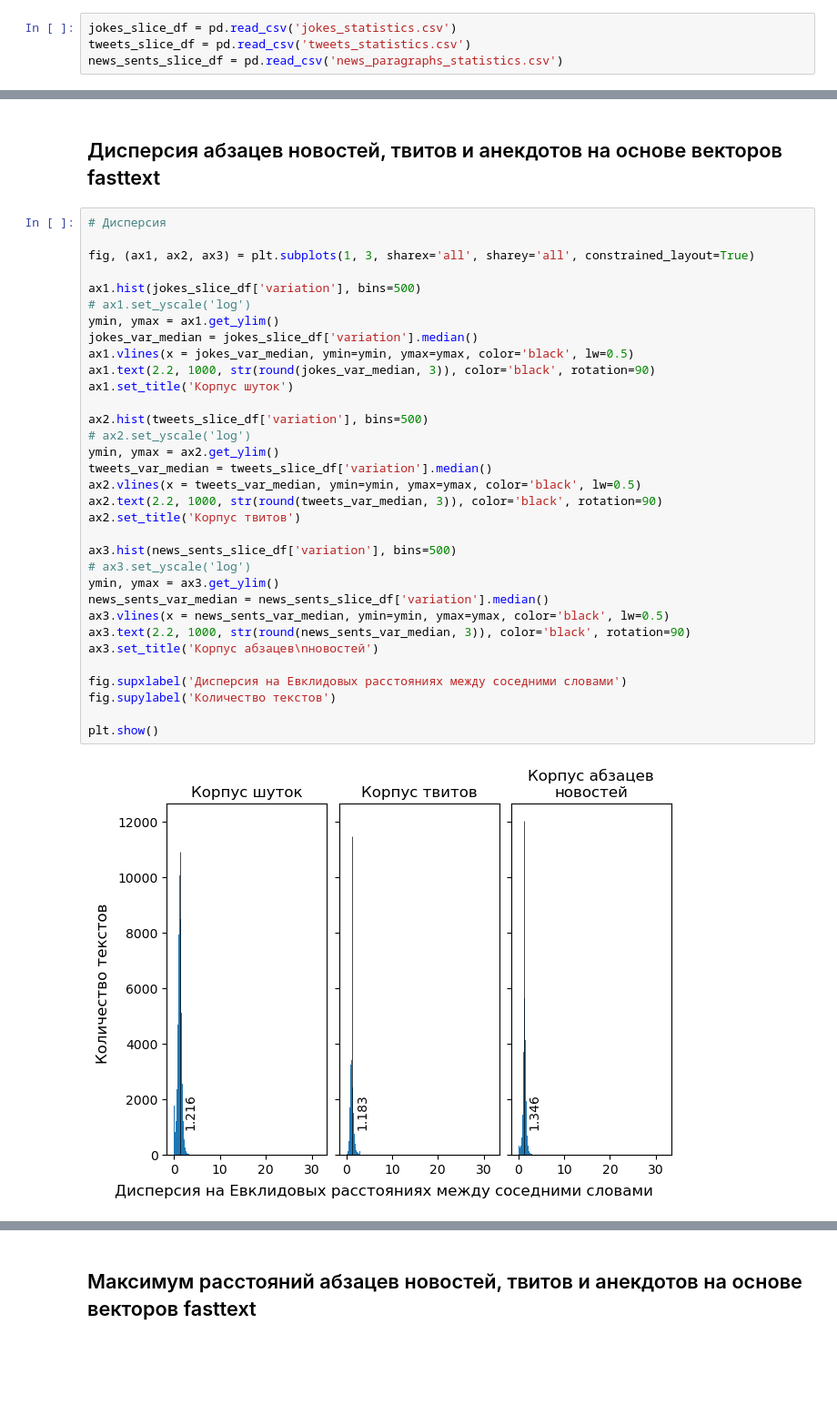
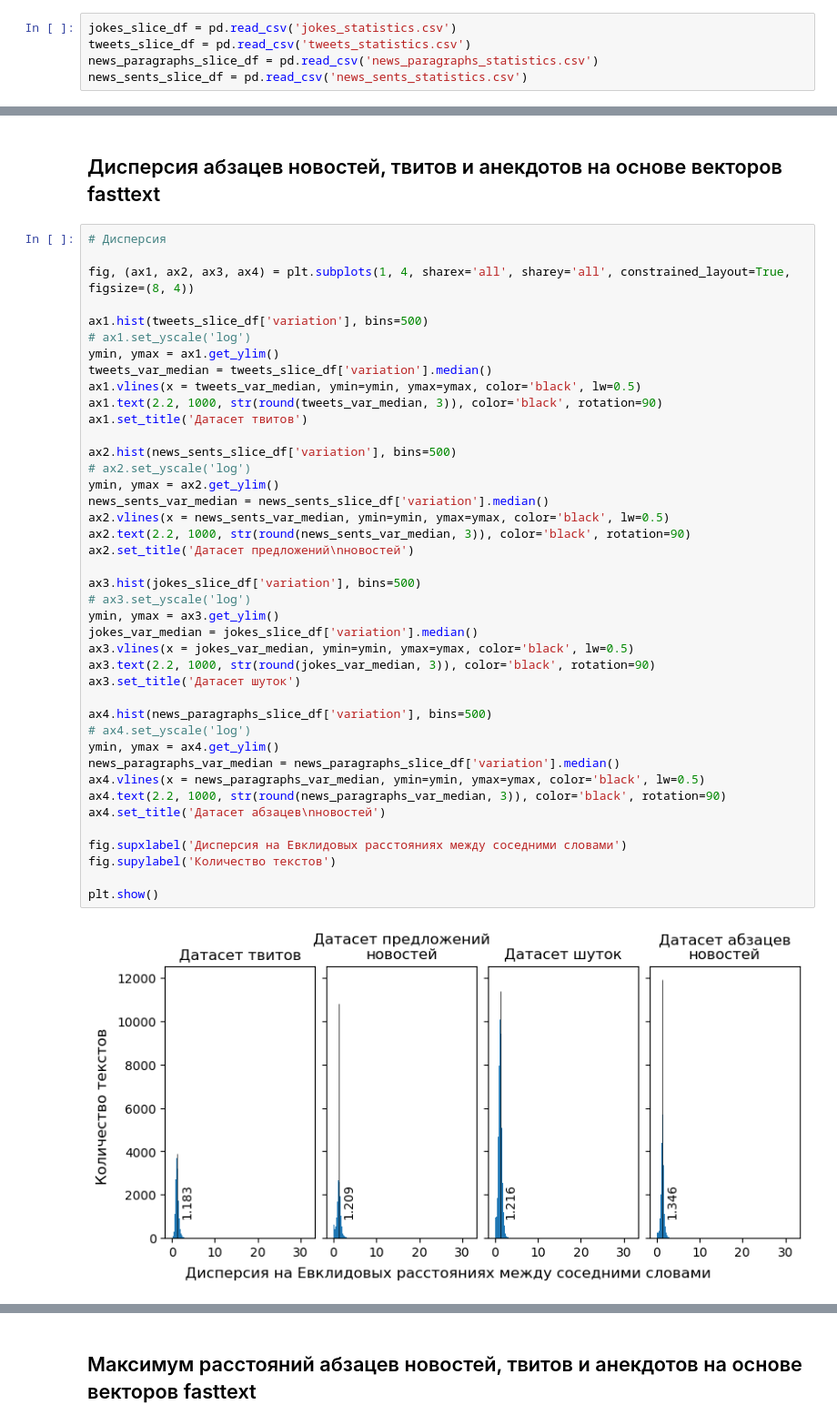
Before and after one commit to tadgeislamins/jokes_apart, a Jupyter notebook: jokes_apart.ipynb, the cells around one changed output, grey strips where cells are left out. Shown at 91% size. Cells and saved outputs as stored; diff of their text form; blank space fills up the shorter version.

```diff
--- a/jokes_apart.ipynb
+++ b/jokes_apart.ipynb
@@ -557,7 +596,8 @@ news_sents_slice_df.to_csv('news_paragraphs_statistics.csv', index=False, encodi
 # %%
 jokes_slice_df = pd.read_csv('jokes_statistics.csv')
 tweets_slice_df = pd.read_csv('tweets_statistics.csv')
-news_sents_slice_df = pd.read_csv('news_paragraphs_statistics.csv')
+news_paragraphs_slice_df = pd.read_csv('news_paragraphs_statistics.csv')
+news_sents_slice_df = pd.read_csv('news_sents_statistics.csv')
 # %%
 def bootstrap(data, stat_function, iter_count=10000):
     bootstrap_stats = []
@@ -571,38 +611,46 @@ def bootstrap(data, stat_function, iter_count=10000):
 # %%
 # Дисперсия
 
-fig, (ax1, ax2, ax3) = plt.subplots(1, 3, sharex='all', sharey='all', constrained_layout=True)
+fig, (ax1, ax2, ax3, ax4) = plt.subplots(1, 4, sharex='all', sharey='all', constrained_layout=True, figsize=(8, 4))
 
-ax1.hist(jokes_slice_df['variation'], bins=500)
+ax1.hist(tweets_slice_df['variation'], bins=500)
 # ax1.set_yscale('log')
 ymin, ymax = ax1.get_ylim()
-jokes_var_median = jokes_slice_df['variation'].median()
-ax1.vlines(x = jokes_var_median, ymin=ymin, ymax=ymax, color='black', lw=0.5)
-ax1.text(2.2, 1000, str(round(jokes_var_median, 3)), color='black', rotation=90)
-ax1.set_title('Корпус шуток')
+tweets_var_median = tweets_slice_df['variation'].median()
+ax1.vlines(x = tweets_var_median, ymin=ymin, ymax=ymax, color='black', lw=0.5)
+ax1.text(2.2, 1000, str(round(tweets_var_median, 3)), color='black', rotation=90)
+ax1.set_title('Датасет твитов')
 
-ax2.hist(tweets_slice_df['variation'], bins=500)
+ax2.hist(news_sents_slice_df['variation'], bins=500)
 # ax2.set_yscale('log')
 ymin, ymax = ax2.get_ylim()
-tweets_var_median = tweets_slice_df['variation'].median()
-ax2.vlines(x = tweets_var_median, ymin=ymin, ymax=ymax, color='black', lw=0.5)
-ax2.text(2.2, 1000, str(round(tweets_var_median, 3)), color='black', rotation=90)
-ax2.set_title('Корпус твитов')
+news_sents_var_median = news_sents_slice_df['variation'].median()
+ax2.vlines(x = news_sents_var_median, ymin=ymin, ymax=ymax, color='black', lw=0.5)
+ax2.text(2.2, 1000, str(round(news_sents_var_median, 3)), color='black', rotation=90)
+ax2.set_title('Датасет предложений\nновостей')
 
-ax3.hist(news_sents_slice_df['variation'], bins=500)
+ax3.hist(jokes_slice_df['variation'], bins=500)
 # ax3.set_yscale('log')
 ymin, ymax = ax3.get_ylim()
-news_sents_var_median = news_sents_slice_df['variation'].median()
-ax3.vlines(x = news_sents_var_median, ymin=ymin, ymax=ymax, color='black', lw=0.5)
-ax3.text(2.2, 1000, str(round(news_sents_var_median, 3)), color='black', rotation=90)
-ax3.set_title('Корпус абзацев\nновостей')
+jokes_var_median = jokes_slice_df['variation'].median()
+ax3.vlines(x = jokes_var_median, ymin=ymin, ymax=ymax, color='black', lw=0.5)
+ax3.text(2.2, 1000, str(round(jokes_var_median, 3)), color='black', rotation=90)
+ax3.set_title('Датасет шуток')
+
+ax4.hist(news_paragraphs_slice_df['variation'], bins=500)
+# ax4.set_yscale('log')
+ymin, ymax = ax4.get_ylim()
+news_paragraphs_var_median = news_paragraphs_slice_df['variation'].median()
+ax4.vlines(x = news_paragraphs_var_median, ymin=ymin, ymax=ymax, color='black', lw=0.5)
+ax4.text(2.2, 1000, str(round(news_paragraphs_var_median, 3)), color='black', rotation=90)
+ax4.set_title('Датасет абзацев\nновостей')
 
 fig.supxlabel('Дисперсия на Евклидовых расстояниях между соседними словами')
 fig.supylabel('Количество текстов')
 
 plt.show()
 # %% [output]
-[figure, old version]
+[figure, new version]
 # %%
 # Дисперсия
 
```
Also changed, not shown: parts of 45 cells of this notebook.
